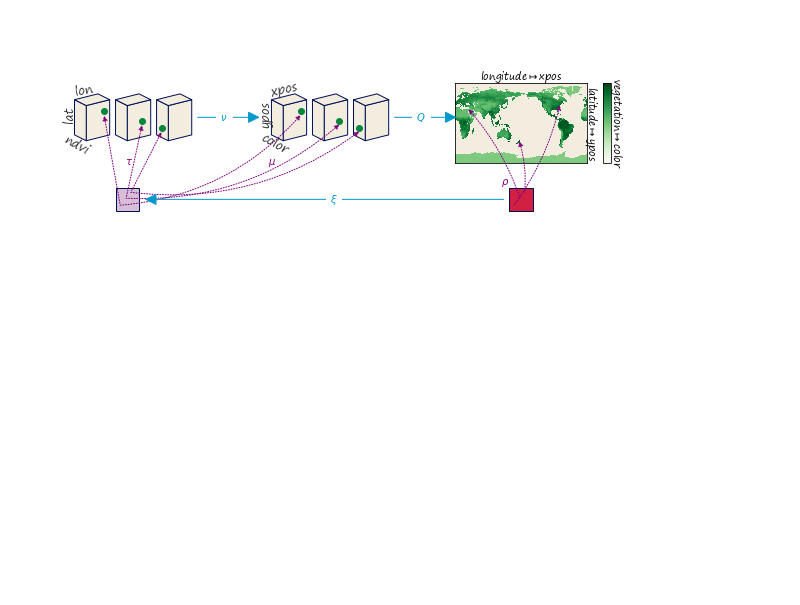
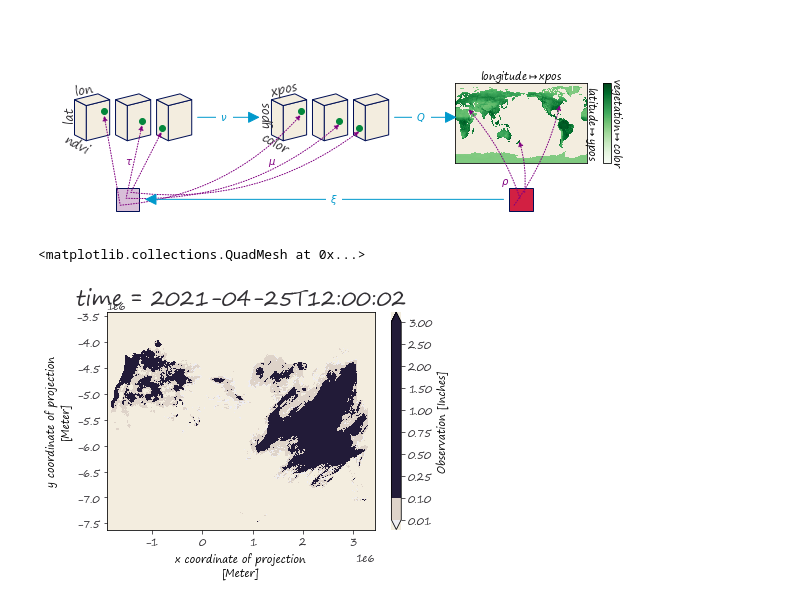
Before and after one commit to story645/proposal, a Jupyter notebook: figures/q_figs.ipynb, the cells around one changed output. Saved outputs shown, nothing was run; the diff lists cells and outputs as text; code cells hidden in the pictures; blank space fills up the shorter version.

```diff
--- a/figures/q_figs.ipynb
+++ b/figures/q_figs.ipynb
@@ -457,0 +459,13 @@ fig.savefig(proposal_path/"image.png", bbox_inches='tight' , facecolor='white')
+# %%
+ds = xr.open_dataset('nws_precip_1day_20210425_conus.nc')
+# %%
+import cmocean
+
+clevs = levels = [0.01, 0.1, 0.25, 0.50, 0.75, 1.0, 1.5, 2.0, 2.5, 3.0, 4.0, 5.0,
+          6.0, 8.0, 10., 20.0]
+cmap = cmocean.cm.rain
+norm = mcolors.BoundaryNorm(clevs[:10], cmap.N)
+ds['observation'].where(ds['observation']>0).plot(cmap=cmap, norm=norm)
+# %% [output]
+<matplotlib.collections.QuadMesh at 0x...>
+[figure, added]
```
Also changed, not shown: parts of 5 cells of this notebook, 16 other files.
